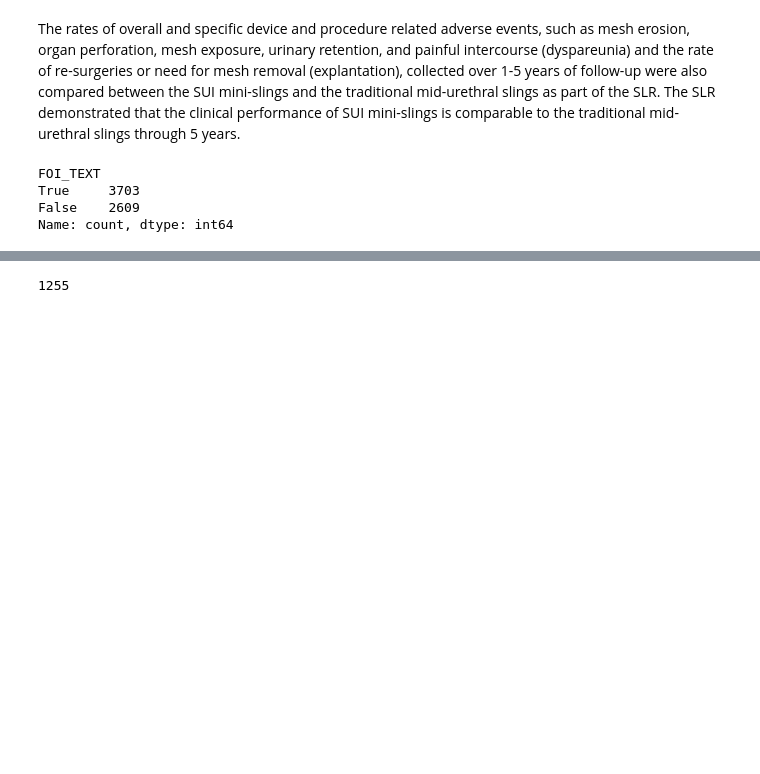
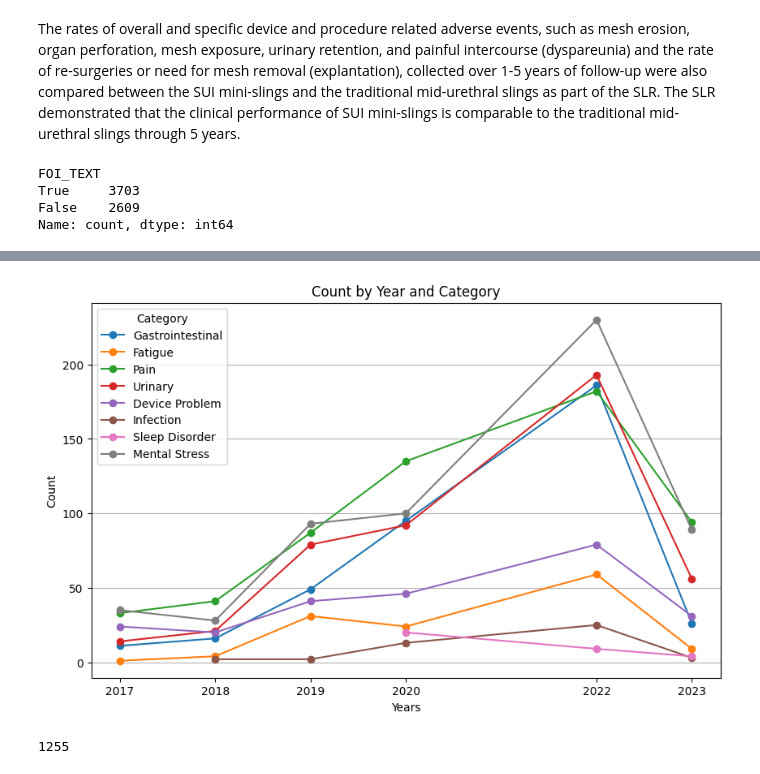
Before and after one commit to KaneZhao/Adverse-Events-in-Female-Stress-Urinary-Incontinence, a Jupyter notebook: EDA.ipynb, the cells around one changed output, grey strips where cells are left out. Saved outputs shown, nothing was run; the diff lists cells and outputs as text; code cells hidden in the pictures; blank space fills up the shorter version.

```diff
--- a/EDA.ipynb
+++ b/EDA.ipynb
@@ -540,0 +571,20 @@ temp = {
+# %%
+results = []
+
+# Process each category
+for category, keywords in advese_events.items():
+    # Filter rows where 'FOI_TEXT' contains the search string
+    search_string = "|".join(keywords).upper()
+    filtered_rows = merged_files_filtered[merged_files_filtered['FOI_TEXT'].str.contains(search_string, case=False)]
+
+    # Group by 'Year' and count the number of rows in each group
+    count_by_year = filtered_rows.groupby('Years').size().reset_index(name='Count')
+
+    # Add the category to the result
+    count_by_year['Category'] = category
+
+    # Append the result to the list
+    results.append(count_by_year)
+
+# Combine all results into a single DataFrame
+final_results = pd.concat(results, ignore_index=True)
@@ -541,3 +611,30 @@ temp = {
+# %%
+import matplotlib.pyplot as plt
+
+# Create the line plot
+plt.figure(figsize=(10, 6))
+categories = final_results['Category'].unique()
+
+for category in categories:
+    subset = final_results[final_results['Category'] == category]
+    plt.plot(subset['Years'], subset['Count'], marker='o', label=category)
+
+# Customize the plot
+plt.title('Count by Year and Category')
+plt.xlabel('Years')
+plt.ylabel('Count')
+plt.legend(title='Category')
+#plt.grid(True)
+plt.grid(True, axis='y')
+
+# Set x-axis ticks to be integers
+years = final_results['Years'].unique()
+plt.xticks(ticks=years, labels=[str(year) for year in years])
+
+# Show the plot
+plt.show()
+# %% [output]
+[figure, added]
 # %%
 merged_files_filtered["FOI_TEXT"].str.contains('PAIN').sum()
 # %% [output]
```
Also changed, not shown: parts of 14 cells of this notebook, 1 other file.
